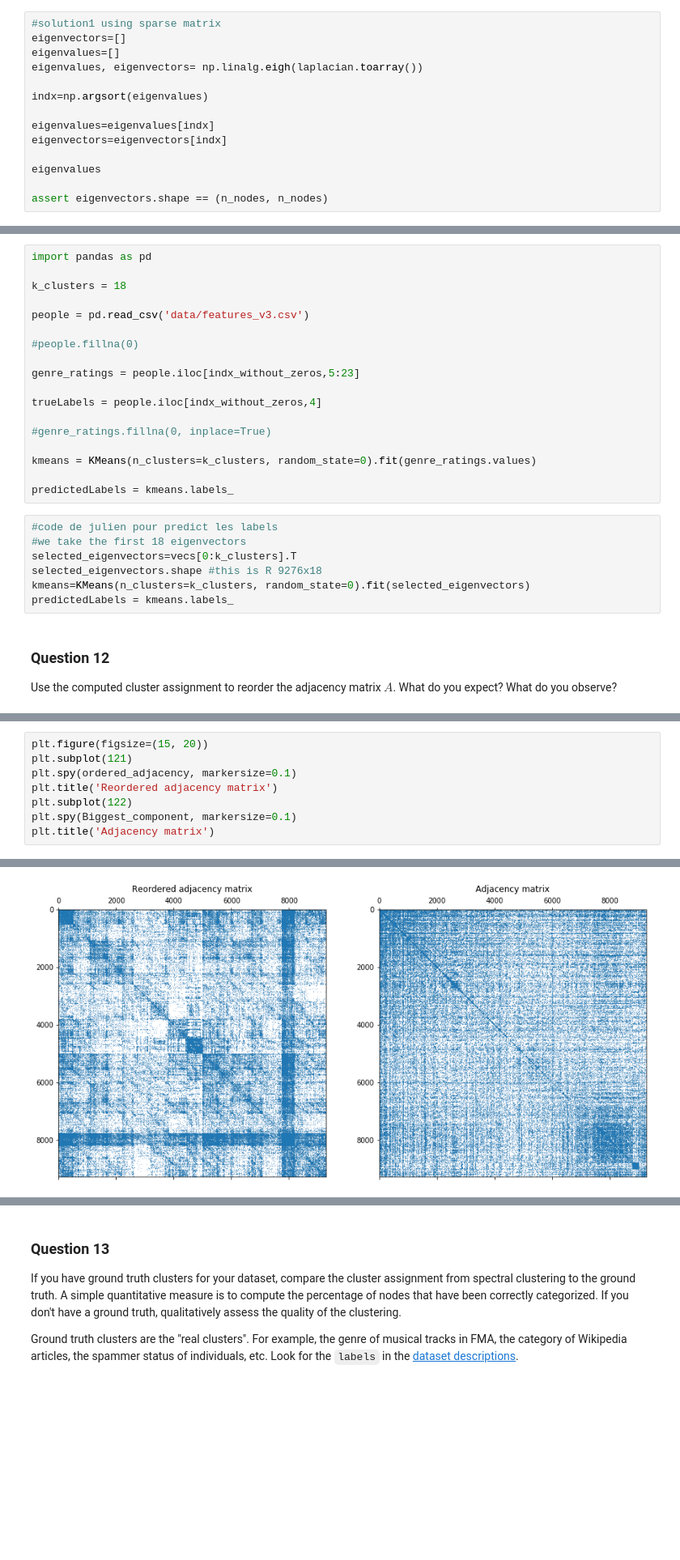
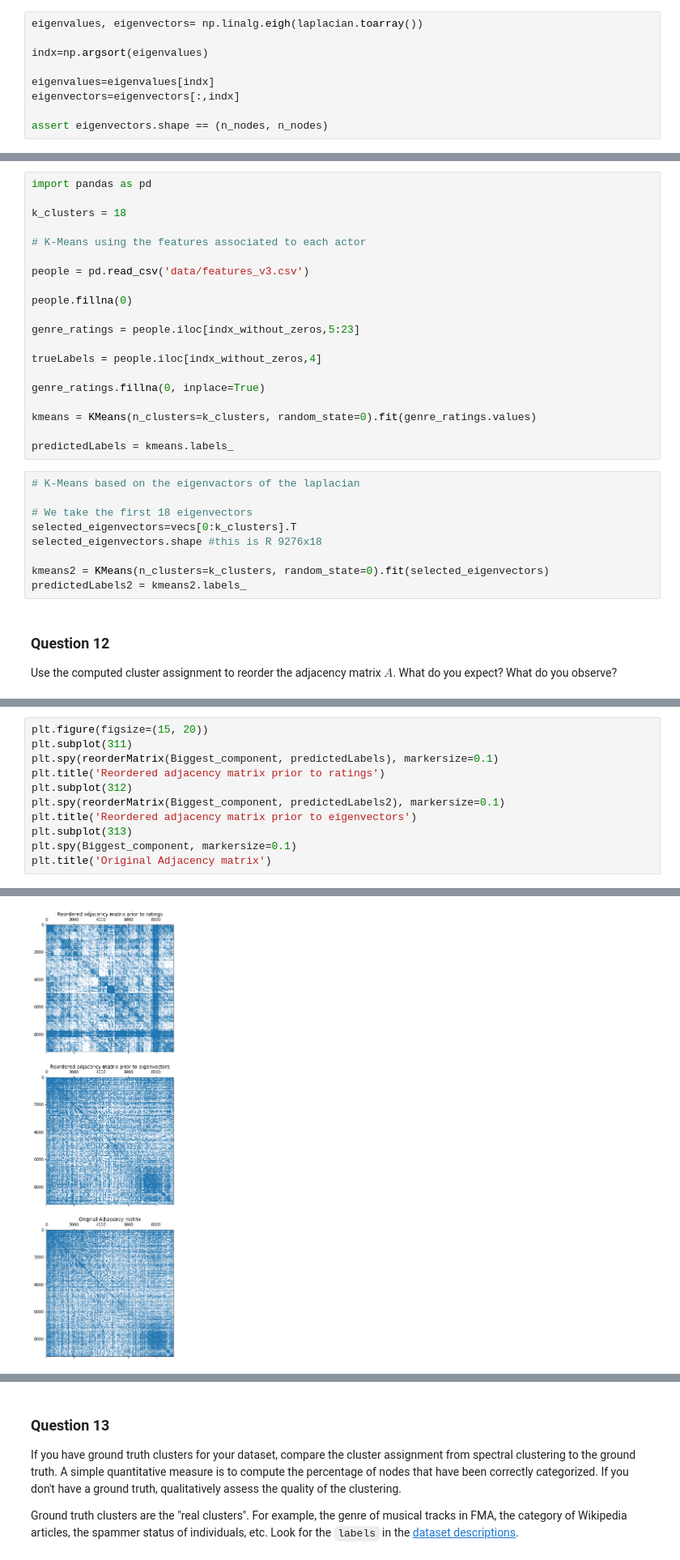
Before and after one commit to swouf/ntds_IMDb_team4, a Jupyter notebook: 3_spectral_graph_theory.ipynb, the cells around one changed output, grey strips where cells are left out. Shown at 81% size. Saved outputs shown, nothing was run; the diff lists cells and outputs as text; blank space fills up the shorter version.

```diff
--- a/3_spectral_graph_theory.ipynb
+++ b/3_spectral_graph_theory.ipynb
@@ -81,17 +80,12 @@ Compute the eigendecomposition of the Laplacian $L = U^\top \Lambda U$, where th
 
 Make sure that the eigenvalues are ordered, i.e., $0 = \lambda_1 \leq \lambda_2 \leq \dots \leq \lambda_N$.
 # %%
-#solution1 using sparse matrix
-eigenvectors=[]
-eigenvalues=[]
 eigenvalues, eigenvectors= np.linalg.eigh(laplacian.toarray())
 
 indx=np.argsort(eigenvalues)
 
 eigenvalues=eigenvalues[indx]
-eigenvectors=eigenvectors[indx]
-
-eigenvalues
+eigenvectors=eigenvectors[:,indx]
 
 assert eigenvectors.shape == (n_nodes, n_nodes)
 # %% [markdown]
@@ -276,26 +274,30 @@ import pandas as pd
 
 k_clusters = 18
 
+# K-Means using the features associated to each actor
+
 people = pd.read_csv('data/features_v3.csv')
 
-#people.fillna(0)
+people.fillna(0)
 
 genre_ratings = people.iloc[indx_without_zeros,5:23]
 
 trueLabels = people.iloc[indx_without_zeros,4]
 
-#genre_ratings.fillna(0, inplace=True)
+genre_ratings.fillna(0, inplace=True)
 
 kmeans = KMeans(n_clusters=k_clusters, random_state=0).fit(genre_ratings.values)
 
 predictedLabels = kmeans.labels_
 # %%
-#code de julien pour predict les labels
-#we take the first 18 eigenvectors
+# K-Means based on the eigenvactors of the laplacian
+
+# We take the first 18 eigenvectors
 selected_eigenvectors=vecs[0:k_clusters].T
 selected_eigenvectors.shape #this is R 9276x18
-kmeans=KMeans(n_clusters=k_clusters, random_state=0).fit(selected_eigenvectors)
-predictedLabels = kmeans.labels_
+
+kmeans2 = KMeans(n_clusters=k_clusters, random_state=0).fit(selected_eigenvectors)
+predictedLabels2 = kmeans2.labels_
 # %% [markdown]
 ### Question 12
 
@@ -323,9 +330,12 @@ for k in range(0,k_clusters):
 # %%
 plt.figure(figsize=(15, 20))
-plt.subplot(121)
-plt.spy(ordered_adjacency, markersize=0.1)
-plt.title('Reordered adjacency matrix')
-plt.subplot(122)
+plt.subplot(311)
+plt.spy(reorderMatrix(Biggest_component, predictedLabels), markersize=0.1)
+plt.title('Reordered adjacency matrix prior to ratings')
+plt.subplot(312)
+plt.spy(reorderMatrix(Biggest_component, predictedLabels2), markersize=0.1)
+plt.title('Reordered adjacency matrix prior to eigenvectors')
+plt.subplot(313)
 plt.spy(Biggest_component, markersize=0.1)
-plt.title('Adjacency matrix')
+plt.title('Original Adjacency matrix')
 # %% [output]
@@ -333,3 +343,3 @@ Text(0.5, 1.05, 'Adjacency matrix')
-[figure, old version]
+[figure, new version]
 # %% [markdown]
 We were expecting to see a pattern in the adjacency matrix.
```
Also changed, not shown: parts of 30 cells of this notebook.
